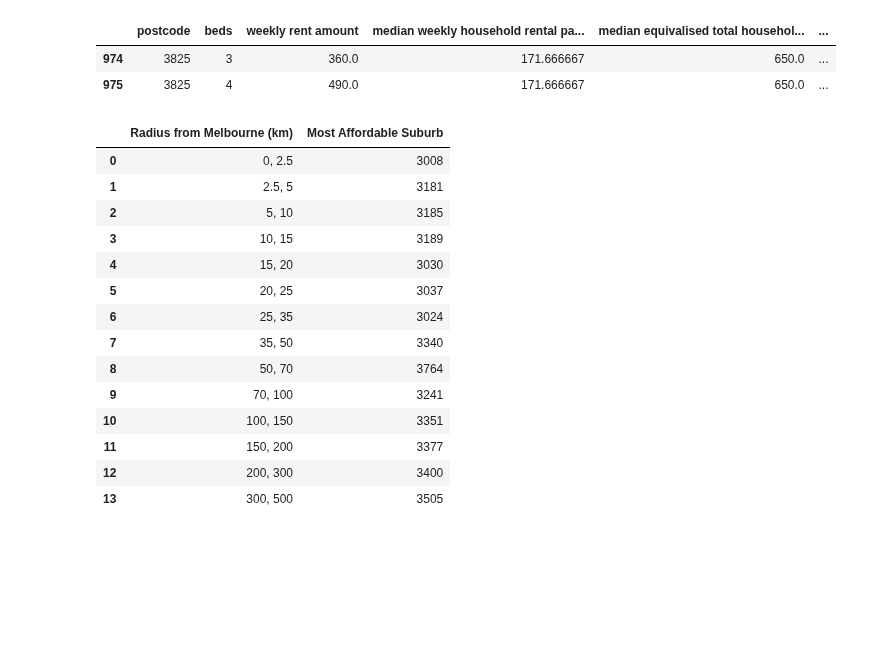
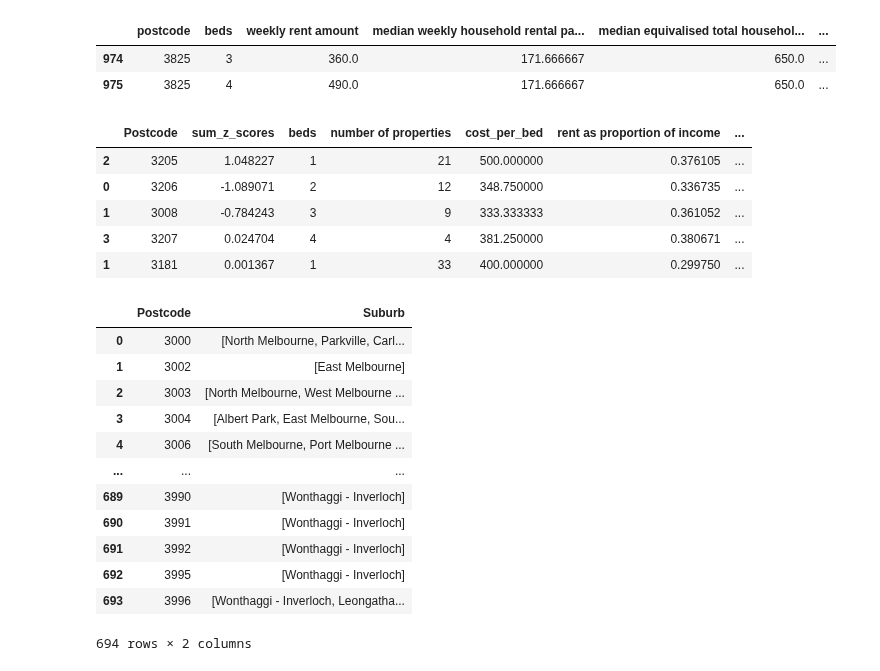
Before and after one commit to stephenmarcou/Real-Estate-Industry-Project, a Jupyter notebook: notebooks/affordability.ipynb, the cells around one changed output. Drawn from its saved outputs; the diff is of its cells as text; code cells hidden in the pictures; blank space fills up the shorter version.

Commit message:
per bed cost

```diff
--- a/notebooks/affordability.ipynb
+++ b/notebooks/affordability.ipynb
@@ -307,38 +322,64 @@ def most_affordable(affordability_df, metrics, weights):
 # %%
-bed_sizes = [1, 2, 3, 4]
-#the smallest combinations of z scores is the most liveable
+#the smallest combinations of z scores is the most affordable
 affordability_range = {}
 
-distances = [0, 2.5, 5, 10, 15, 20, 25, 35, 50, 70, 100, 150, 200, 300, 500]
+distances = [0, 2.5, 5, 10, 15, 20, 35, 70, 100, 150, 200, 500]
+
+affordability_df = affordability_df
 
 for index, distance in enumerate(distances):
     if index < len(distances)-1:
 
         aff_df = affordability_df[(affordability_df['distance_to_melb_cbd_km'] > distance) & (affordability_df['distance_to_melb_cbd_km'] <= distances[index+1])]
         affordable_suburb = most_affordable(aff_df, ['cost per bed', 'rent as proportion of income'], [0.7, 0.3])
+        affordable_suburb = pd.concat(affordable_suburb.values(), ignore_index=True)
         affordability_range[f'{distance}, {distances[index+1]}'] = affordable_suburb
 
-most_affordable_suburbs = pd.DataFrame(list(affordability_range.items()), columns=['Radius from Melbourne (km)', 'Most Affordable Suburb'])
-# still need to average the scores by suburb
-# might also want to return the affordability score
-#for each bedroom size
+#most_affordable_suburbs = pd.DataFrame(list(affordability_range.items()), columns=['Radius from Melbourne (km)', 'Most Affordable Suburb'])
 
-most_affordable_suburbs.to_csv('../data/curated/most_affordable_suburbs.csv', index=False)
+# Concatenate the DataFrames with a MultiIndex
+result_df = pd.concat(affordability_range, axis=1, keys=affordability_range.keys())
+
+affordables = []
+for key, value in affordability_range.items():
+    value['Distance from Melbourne CBD'] = key
+    value.sort_values(['Distance from Melbourne CBD', 'beds'], inplace=True)
+    affordables.append(value)
+
+result_df = pd.concat(affordables)
+
+result_df.to_csv(f'../data/curated/most_affordable_suburbs.csv', index=True)
-# %%
-most_affordable_suburbs
-# %% [output]
-|  | Radius from Melbourne (km) | Most Affordable Suburb |
-| 0 | 0, 2.5 | 3008 |
-| 1 | 2.5, 5 | 3181 |
-| 2 | 5, 10 | 3185 |
-| 3 | 10, 15 | 3189 |
-| 4 | 15, 20 | 3030 |
-| 5 | 20, 25 | 3037 |
-| 6 | 25, 35 | 3024 |
-| 7 | 35, 50 | 3340 |
-| 8 | 50, 70 | 3764 |
-| 9 | 70, 100 | 3241 |
-| 10 | 100, 150 | 3351 |
-| 11 | 150, 200 | 3377 |
-| 12 | 200, 300 | 3400 |
-| 13 | 300, 500 | 3505 |
+# %%
+result_df.head()
+# %% [output]
+|  | Postcode | sum_z_scores | beds | number of properties | cost_per_bed | rent as proportion of income | ... |
+| 2 | 3205 | 1.048227 | 1 | 21 | 500.000000 | 0.376105 | ... |
+| 0 | 3206 | -1.089071 | 2 | 12 | 348.750000 | 0.336735 | ... |
+| 1 | 3008 | -0.784243 | 3 | 9 | 333.333333 | 0.361052 | ... |
+| 3 | 3207 | 0.024704 | 4 | 4 | 381.250000 | 0.380671 | ... |
+| 1 | 3181 | 0.001367 | 1 | 33 | 400.000000 | 0.299750 | ... |
+# %%
+suburbs = pd.read_csv('../data/curated/sa2_to_postcode/sa2_to_postcode.csv')
+suburbs = suburbs[(suburbs['postcode'] >= 3000) & (suburbs['postcode'] < 4000)]
+
+vic_suburbs = suburbs.groupby('postcode')['sa2_name_2021'].agg(lambda x: list(x.unique())).reset_index()
+
+# Rename the columns if needed
+vic_suburbs.columns = ['Postcode', 'Suburb']
+vic_suburbs['Postcode'] = vic_suburbs['Postcode'].astype(int)
+
+vic_suburbs
+# %% [output]
+|  | Postcode | Suburb |
+| 0 | 3000 | [North Melbourne, Parkville, Carl... |
+| 1 | 3002 | [East Melbourne] |
+| 2 | 3003 | [North Melbourne, West Melbourne ... |
+| 3 | 3004 | [Albert Park, East Melbourne, Sou... |
+| 4 | 3006 | [South Melbourne, Port Melbourne ... |
+| ... | ... | ... |
+| 689 | 3990 | [Wonthaggi - Inverloch] |
+| 690 | 3991 | [Wonthaggi - Inverloch] |
+| 691 | 3992 | [Wonthaggi - Inverloch] |
+| 692 | 3995 | [Wonthaggi - Inverloch] |
+| 693 | 3996 | [Wonthaggi - Inverloch, Leongatha... |
+694 rows × 2 columns
```
Also changed, not shown: parts of 3 cells of this notebook, 1 other file.
